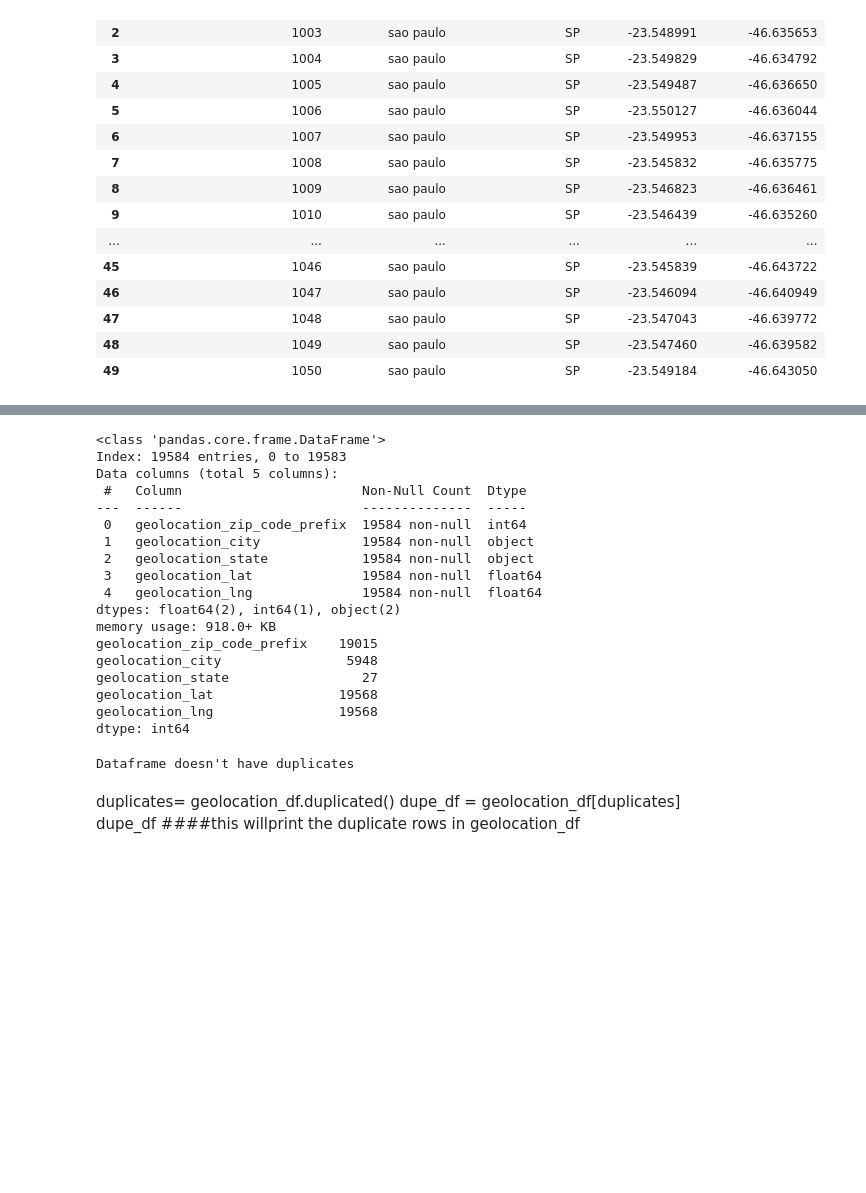
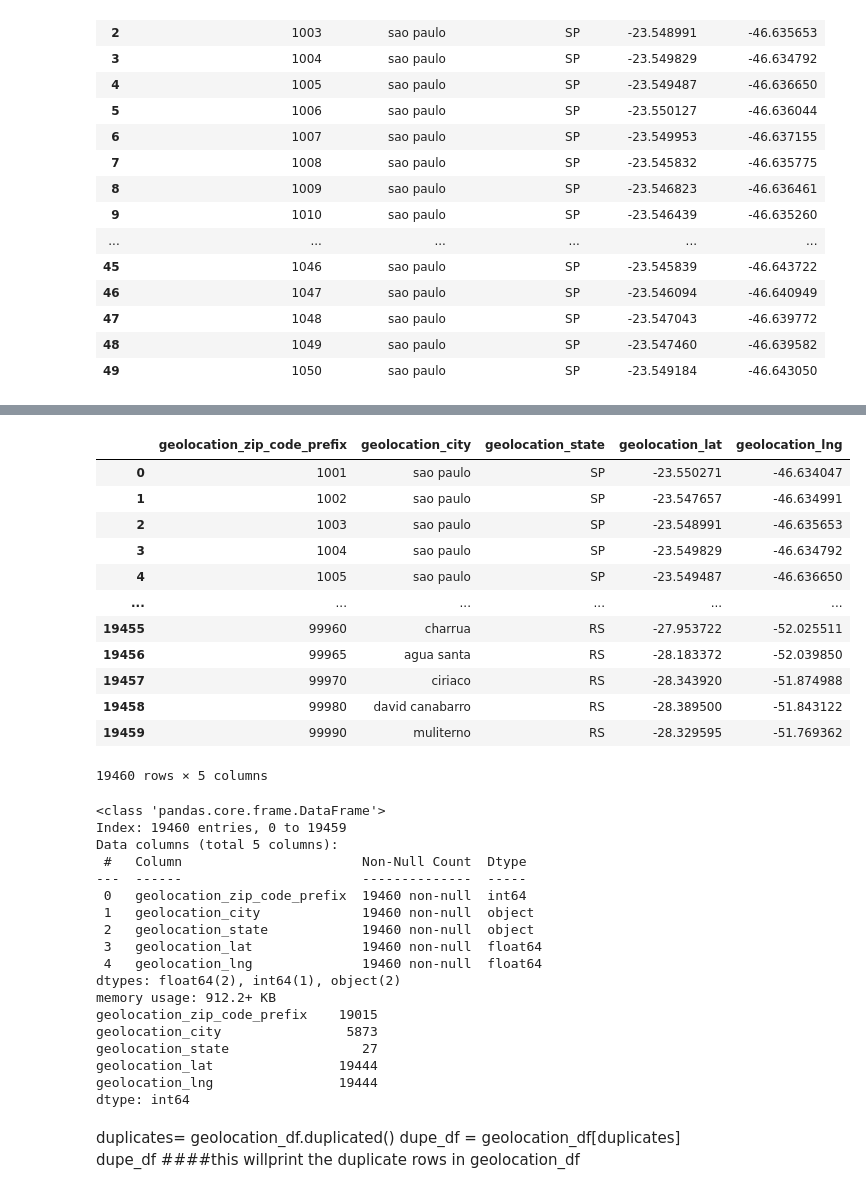
Before and after one commit to HassanHosain/tp_final_proj, a Jupyter notebook: cleaned geolocation_df.ipynb, the cells around one changed output, grey strips where cells are left out. Drawn from its saved outputs; the diff is of its cells as text; code cells hidden in the pictures; blank space fills up the shorter version.

```diff
--- a/cleaned geolocation_df.ipynb
+++ b/cleaned geolocation_df.ipynb
@@ -104,0 +222,7 @@ print("All CSV files uploaded successfully to PostgreSQL database with modified
+# %%
+cleaned_geolocation['geolocation_city'] = cleaned_geolocation['geolocation_city'].str.replace("santa teresinha", "santa terezinha", case=False)
+cleaned_geolocation['geolocation_city'] = cleaned_geolocation['geolocation_city'].str.replace("arraial d'ajuda", "arraial d ajuda", case=False)
+cleaned_geolocation['geolocation_city'] = cleaned_geolocation['geolocation_city'].str.replace("itabata", "itabatan", case=False)
+cleaned_geolocation['geolocation_city'] = cleaned_geolocation['geolocation_city'].str.replace("itabatan (mucuri)", "itabatan", case=False)
+cleaned_geolocation['geolocation_city'] = cleaned_geolocation['geolocation_city'].str.replace("muquem de sao francisco", "muquem do sao francisco", case=False)
+cleaned_geolocation['geolocation_city'] = cleaned_geolocation['geolocation_city'].str.replace("campo alegre de lourdes, bahia, brasil", "campo alegre de lourdes", case=False)
@@ -145,0 +262,16 @@ print("All CSV files uploaded successfully to PostgreSQL database with modified
+# %%
+cleaned_geolocation_mean
+# %% [output]
+|  | geolocation_zip_code_prefix | geolocation_city | geolocation_state | geolocation_lat | geolocation_lng |
+| 0 | 1001 | sao paulo | SP | -23.550271 | -46.634047 |
+| 1 | 1002 | sao paulo | SP | -23.547657 | -46.634991 |
+| 2 | 1003 | sao paulo | SP | -23.548991 | -46.635653 |
+| 3 | 1004 | sao paulo | SP | -23.549829 | -46.634792 |
+| 4 | 1005 | sao paulo | SP | -23.549487 | -46.636650 |
+| ... | ... | ... | ... | ... | ... |
+| 19455 | 99960 | charrua | RS | -27.953722 | -52.025511 |
+| 19456 | 99965 | agua santa | RS | -28.183372 | -52.039850 |
+| 19457 | 99970 | ciriaco | RS | -28.343920 | -51.874988 |
+| 19458 | 99980 | david canabarro | RS | -28.389500 | -51.843122 |
+| 19459 | 99990 | muliterno | RS | -28.329595 | -51.769362 |
+19460 rows × 5 columns
@@ -146,33 +282,26 @@ print("All CSV files uploaded successfully to PostgreSQL database with modified
 # %%
-##cleaned_geolocation_df = cleaned_geolocation_df.sort_values(by='geolocation_zip_code_prefix')
-##cleaned_geolocation_df.info()
-##print(cleaned_geolocation_df.nunique())
+cleaned_geolocation_mean = cleaned_geolocation_mean.sort_values(by='geolocation_zip_code_prefix')
+cleaned_geolocation_mean.info()
+print(cleaned_geolocation_mean.nunique())
 # %% [output]
 <class 'pandas.core.frame.DataFrame'>
-Index: 19584 entries, 0 to 19583
+Index: 19460 entries, 0 to 19459
 Data columns (total 5 columns):
  #   Column                       Non-Null Count  Dtype
 ---  ------                       --------------  -----
- 0   geolocation_zip_code_prefix  19584 non-null  int64
- 1   geolocation_city             19584 non-null  object
- 2   geolocation_state            19584 non-null  object
- 3   geolocation_lat              19584 non-null  float64
- 4   geolocation_lng              19584 non-null  float64
+ 0   geolocation_zip_code_prefix  19460 non-null  int64
+ 1   geolocation_city             19460 non-null  object
+ 2   geolocation_state            19460 non-null  object
+ 3   geolocation_lat              19460 non-null  float64
+ 4   geolocation_lng              19460 non-null  float64
 dtypes: float64(2), int64(1), object(2)
-memory usage: 918.0+ KB
+memory usage: 912.2+ KB
 geolocation_zip_code_prefix    19015
-geolocation_city                5948
+geolocation_city                5873
 geolocation_state                 27
-geolocation_lat                19568
-geolocation_lng                19568
+geolocation_lat                19444
+geolocation_lng                19444
 dtype: int64
-# %%
-if len(cleaned_geolocation_df) == len(cleaned_geolocation_df.drop_duplicates()):
-    print("Dataframe doesn't have duplicates")
-else:
-    print("The dataframe contains duplicates")
-# %% [output]
-Dataframe doesn't have duplicates
 # %% [markdown]
 duplicates= geolocation_df.duplicated()
 dupe_df = geolocation_df[duplicates]
```
Also changed, not shown: parts of 43 cells of this notebook.
